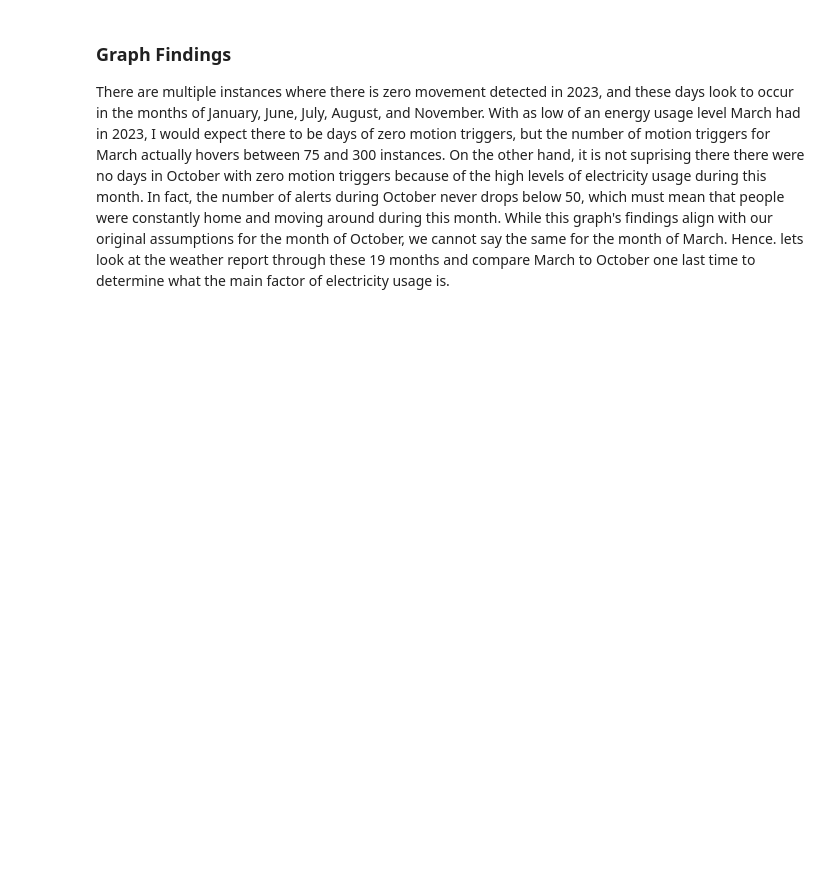
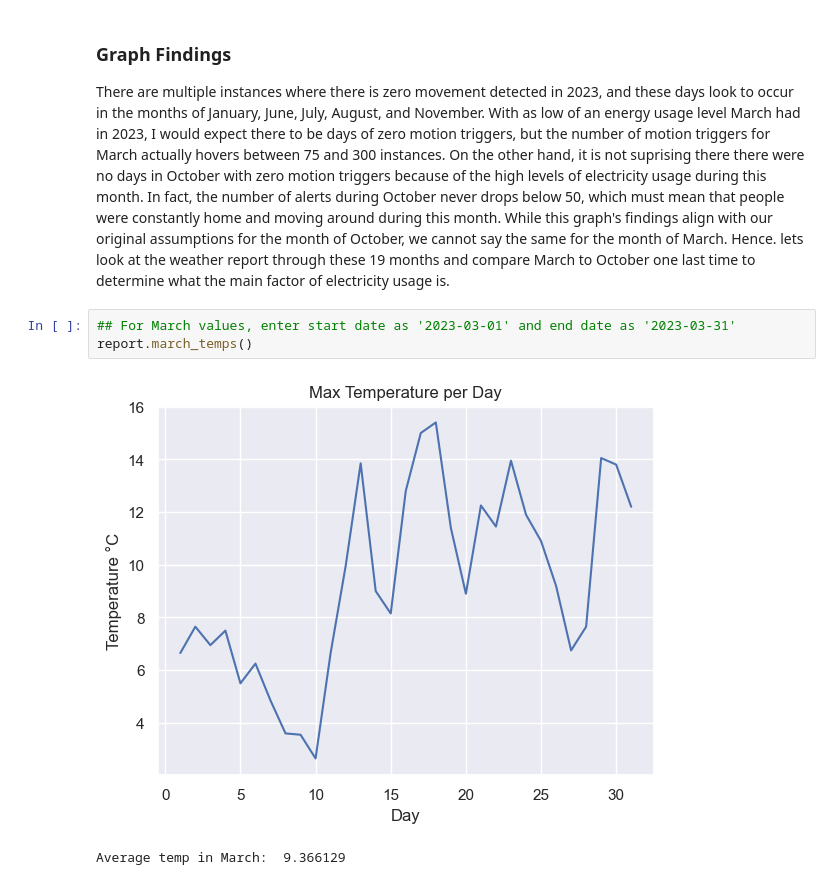
Before and after one commit to Yufanggg/Smart-House, a Jupyter notebook: report_electricity_usage.ipynb, the cells around one changed output. Saved outputs shown, nothing was run; the diff lists cells and outputs as text; blank space fills up the shorter version.

```diff
--- a/report_electricity_usage.ipynb
+++ b/report_electricity_usage.ipynb
@@ -76,3 +93,9 @@ report.motion()
 # %% [markdown]
 ### Graph Findings
 There are multiple instances where there is zero movement detected in 2023, and these days look to occur in the months of January, June, July, August, and November. With as low of an energy usage level March had in 2023, I would expect there to be days of zero motion triggers, but the number of motion triggers for March actually hovers between 75 and 300 instances. On the other hand, it is not suprising there there were no days in October with zero motion triggers because of the high levels of electricity usage during this month. In fact, the number of alerts during October never drops below 50, which must mean that people were constantly home and moving around during this month. While this graph's findings align with our original assumptions for the month of October, we cannot say the same for the month of March. Hence. lets look at the weather report through these 19 months and compare March to October one last time to determine what the main factor of electricity usage is.
+# %%
+## For March values, enter start date as '2023-03-01' and end date as '2023-03-31'
+report.march_temps()
+# %% [output]
+[figure, added]
+Average temp in March:  9.366129
```
Also changed, not shown: parts of 4 cells of this notebook.
